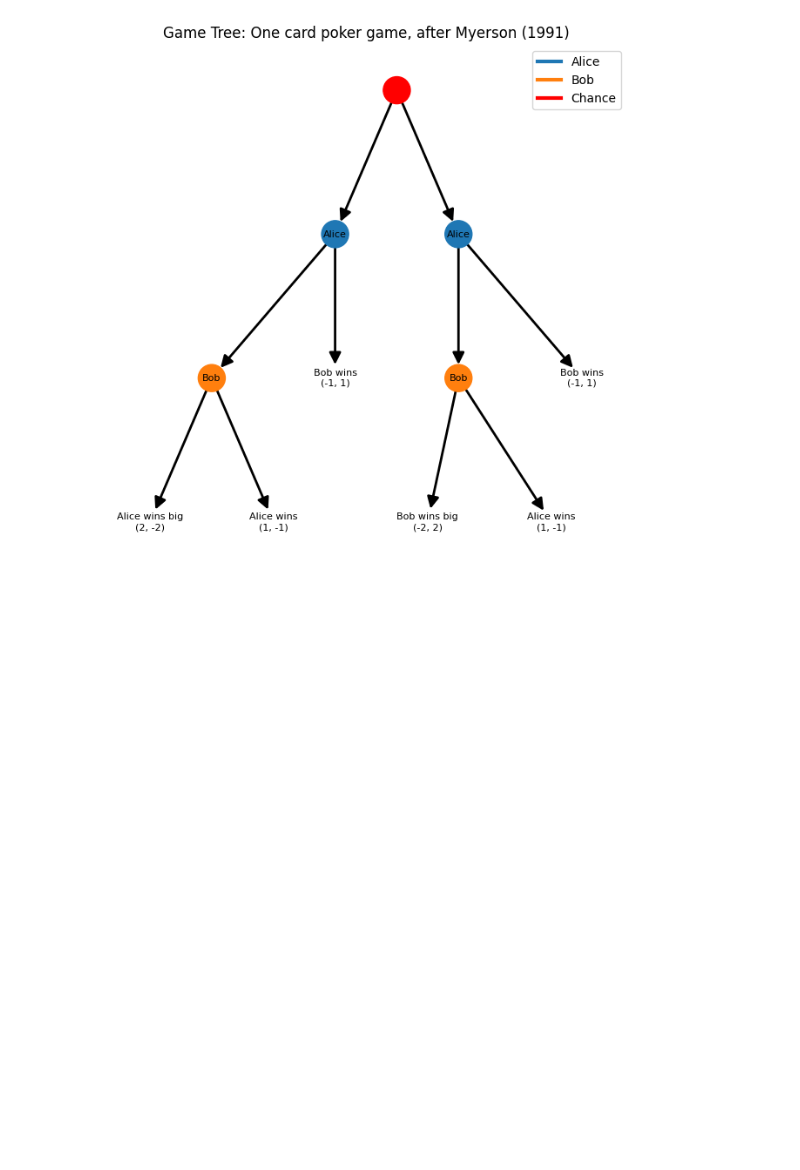
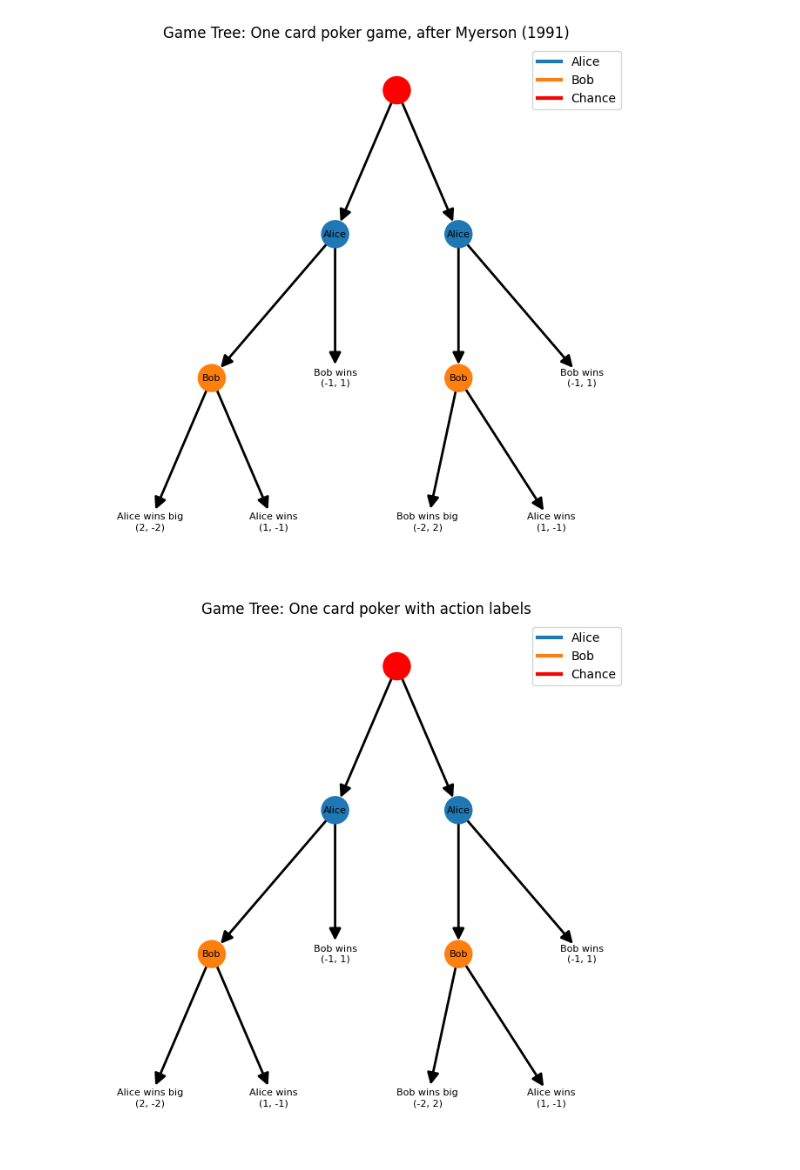
Before and after one commit to gambitproject/gambit, a Jupyter notebook: doc/tutorials/display_test.ipynb, the cells around one changed output. Drawn from its saved outputs; the diff is of its cells as text; code cells hidden in the pictures; blank space fills up the shorter version.

Commit message:
use node.prior_action.label to get action labels

```diff
--- a/doc/tutorials/display_test.ipynb
+++ b/doc/tutorials/display_test.ipynb
@@ -28,3 +28,41 @@ poker_g = gbt.read_efg("../poker.efg")
 plot_gambit_tree(poker_g)
 # %% [output]
 [figure]
+# %%
+g = gbt.Game.new_tree(players=["Alice", "Bob"], title="One card poker with action labels")
+g.append_move(
+    g.root,
+    player=g.players.chance,
+    actions=["King", "Queen"],  # By default, chance actions have equal probabilities
+)
+for node in g.root.children:
+    g.append_move(node, player="Alice", actions=["Raise", "Fold"])
+g.append_move(
+    g.root.children[0].children[0], player="Bob", actions=["Meet", "Pass"]
+)
+g.append_infoset(
+    g.root.children[1].children[0],
+    infoset=g.root.children[0].children[0].infoset,
+)
+alice_winsbig = g.add_outcome([2, -2], label="Alice wins big")
+alice_wins = g.add_outcome([1, -1], label="Alice wins")
+bob_winsbig = g.add_outcome([-2, 2], label="Bob wins big")
+bob_wins = g.add_outcome([-1, 1], label="Bob wins")
+
+# Alice folds, Bob wins small
+g.set_outcome(g.root.children[0].children[1], bob_wins)
+g.set_outcome(g.root.children[1].children[1], bob_wins)
+
+# Bob sees Alice raise and calls, correctly believing she is bluffing, Bob wins big
+g.set_outcome(g.root.children[1].children[0].children[0], bob_winsbig)
+
+# Bob sees Alice raise and calls, incorrectly believing she is bluffing, Alice wins big
+g.set_outcome(g.root.children[0].children[0].children[0], alice_winsbig)
+
+# Bob does not call Alice's raise, Alice wins small
+g.set_outcome(g.root.children[0].children[0].children[1], alice_wins)
+g.set_outcome(g.root.children[1].children[0].children[1], alice_wins)
+
+plot_gambit_tree(g)
+# %% [output]
+[figure, added]
```
Also changed, not shown: 1 other file.
